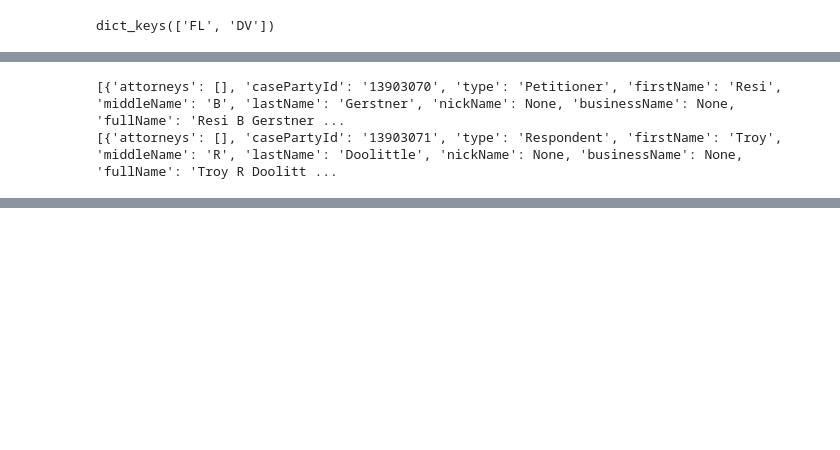
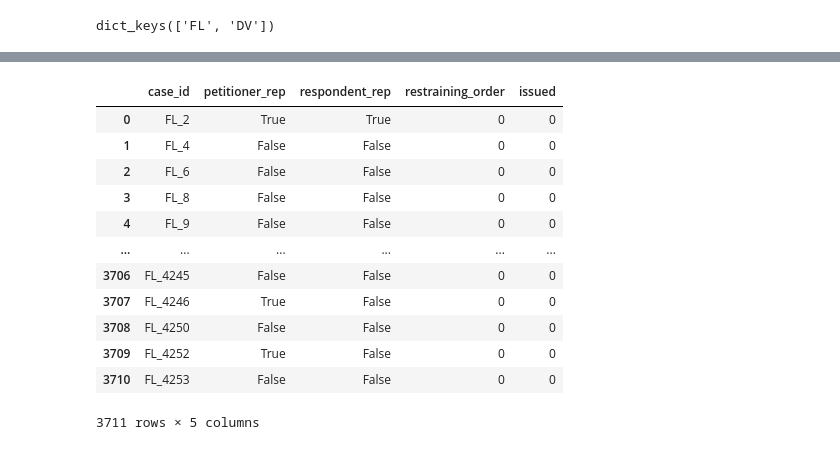
Before and after one commit to amanguptaBay/Elevate-Community-Center-Domestic-Violence-Data-Retrieval, a Jupyter notebook: processing.ipynb, the cells around one changed output, grey strips where cells are left out. Drawn from its saved outputs; the diff is of its cells as text; code cells hidden in the pictures; blank space fills up the shorter version.

Commit message:
Added petitioner, respondent rep

```diff
--- a/processing.ipynb
+++ b/processing.ipynb
@@ -17,18 +9,3 @@ with open("sample.json", "r") as read_content:
 print(dataset.keys())
 # %% [output]
 dict_keys(['FL', 'DV'])
-# %%
-fl_data = dataset["FL"]
-processed = []
-
-def make_entry(petitioner_rep, respondent_rep, restraining_order, issued):
-    return {
-        "petitioner_rep": petitioner_rep,
-        "respondent_rep": respondent_rep,
-        "restraining_order": restraining_order,
-        "issued": issued
-        }
-for case in fl_data:
-    break
-    processed.append(make_entry(0,0,0,0))
-case
@@ -58,13 +12,38 @@ case_object
-# %%
-petitioners = []
-respondents = []
-for party in case_object["event"]["data"]["caseParties"]:
-    if party["type"] == "Petitioner":
-        petitioners.append(party)
-    if party["type"] == "Respondent":
-        respondents.append(party)
-print(petitioners)
-print(respondents)
-# %% [output]
-[{'attorneys': [], 'casePartyId': '13903070', 'type': 'Petitioner', 'firstName': 'Resi', 'middleName': 'B', 'lastName': 'Gerstner', 'nickName': None, 'businessName': None, 'fullName': 'Resi B Gerstner ...
-[{'attorneys': [], 'casePartyId': '13903071', 'type': 'Respondent', 'firstName': 'Troy', 'middleName': 'R', 'lastName': 'Doolittle', 'nickName': None, 'businessName': None, 'fullName': 'Troy R Doolitt ...
+# %%
+fl_data = dataset["FL"]
+processed = []
+
+def make_entry(case_id, petitioner_rep, respondent_rep, restraining_order, issued):
+    return {
+        "case_id": case_id,
+        "petitioner_rep": petitioner_rep,
+        "respondent_rep": respondent_rep,
+        "restraining_order": restraining_order,
+        "issued": issued
+        }
+for idx,case in enumerate(fl_data):
+    print(idx)
+    case_id = f"FL_{case}"
+    case_object = fl_data[case]
+    petitioners = []
+    respondents = []
+    for party in case_object["event"]["data"]["caseParties"]:
+        if party["type"] == "Petitioner":
+            petitioners.append(party)
+        if party["type"] == "Respondent":
+            respondents.append(party)
+    petitioners.sort(key=lambda x: len(x["fullName"]), reverse=True)
+    respondents.sort(key=lambda x: len(x["fullName"]), reverse=True)
+    if len(petitioners) == 0 or len(respondents) == 0:
+        continue
+    petitioner_full_name = petitioners[0]["fullName"]
+    respondent_full_name = respondents[0]["fullName"]
+    attornies = {}
+    for attorney in case_object["event"]["data"]['caseAttornies']:
+        representing = attorney["representing"]
+        attornies[representing] = attorney
+    respondent_attorney = respondent_full_name in attornies
+    petitioner_attorney = petitioner_full_name in attornies
+    processed.append(make_entry(case_id,petitioner_attorney,respondent_attorney,0,0))
+pd.DataFrame(processed)
+# %% [output]
@@ -70,0 +67,13 @@ print(respondents)
+|  | case_id | petitioner_rep | respondent_rep | restraining_order | issued |
+| 0 | FL_2 | True | True | 0 | 0 |
+| 1 | FL_4 | False | False | 0 | 0 |
+| 2 | FL_6 | False | False | 0 | 0 |
+| 3 | FL_8 | False | False | 0 | 0 |
+| 4 | FL_9 | False | False | 0 | 0 |
+| ... | ... | ... | ... | ... | ... |
+| 3706 | FL_4245 | False | False | 0 | 0 |
+| 3707 | FL_4246 | True | False | 0 | 0 |
+| 3708 | FL_4250 | False | False | 0 | 0 |
+| 3709 | FL_4252 | True | False | 0 | 0 |
+| 3710 | FL_4253 | False | False | 0 | 0 |
+3711 rows × 5 columns
```
Also changed, not shown: parts of 5 cells of this notebook.
